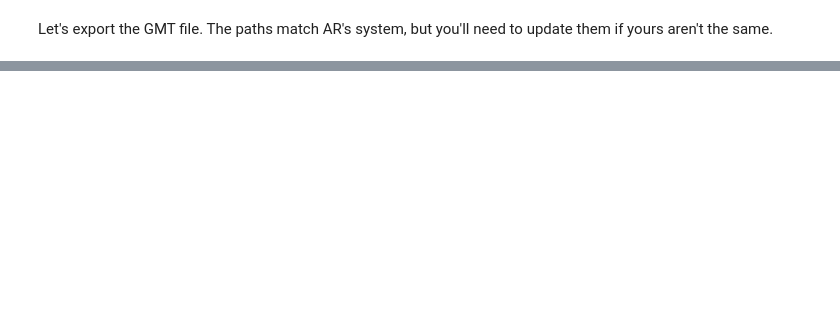
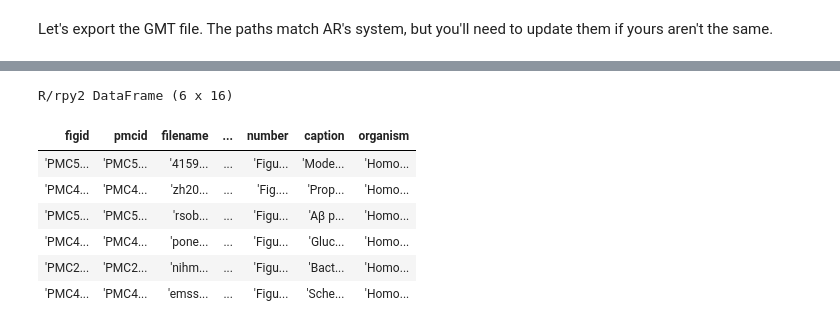
Before and after one commit to wikipathways/pathway-figure-ocr, a Jupyter notebook: notebooks/gmt.ipynb, the cells around one changed output, grey strips where cells are left out. Cells and saved outputs as stored; diff of their text form; code cells hidden in the pictures; blank space fills up the shorter version.

```diff
--- a/notebooks/gmt.ipynb
+++ b/notebooks/gmt.ipynb
@@ -258,0 +587,11 @@ Output saved: /run/user/1000/tmp_yz5_q44/pfocr20200224.gmt
+# %%
+import pandas as pd
+import rpy2
+
+import rpy2.robjects as robjects
+from rpy2.robjects import pandas2ri
+from rpy2.robjects.packages import importr
+
+pandas2ri.activate()
+base = importr("base")
+readRDS = robjects.r["readRDS"]
@@ -258,0 +614,14 @@ Output saved: /run/user/1000/tmp_yz5_q44/pfocr20200224.gmt
+# %%
+hmm_pfocr_figures_df = readRDS(
+    "~/Dropbox (Gladstone)/Documents/PFOCR_25Years/pfocr_figures.rds"
+)
+hmm_pfocr_figures_df.head()
+# %% [output]
+R/rpy2 DataFrame (6 x 16)
+| figid | pmcid | filename | ... | number | caption | organism |
+| 'PMC5... | 'PMC5... | '4159... | ... | 'Figu... | 'Mode... | 'Homo... |
+| 'PMC4... | 'PMC4... | 'zh20... | ... | 'Fig.... | 'Prop... | 'Homo... |
+| 'PMC5... | 'PMC5... | 'rsob... | ... | 'Figu... | 'Aβ p... | 'Homo... |
+| 'PMC4... | 'PMC4... | 'pone... | ... | 'Figu... | 'Gluc... | 'Homo... |
+| 'PMC2... | 'PMC2... | 'nihm... | ... | 'Figu... | 'Bact... | 'Homo... |
+| 'PMC4... | 'PMC4... | 'emss... | ... | 'Figu... | 'Sche... | 'Homo... |
```
Also changed, not shown: parts of 63 cells of this notebook, 11 other files.
